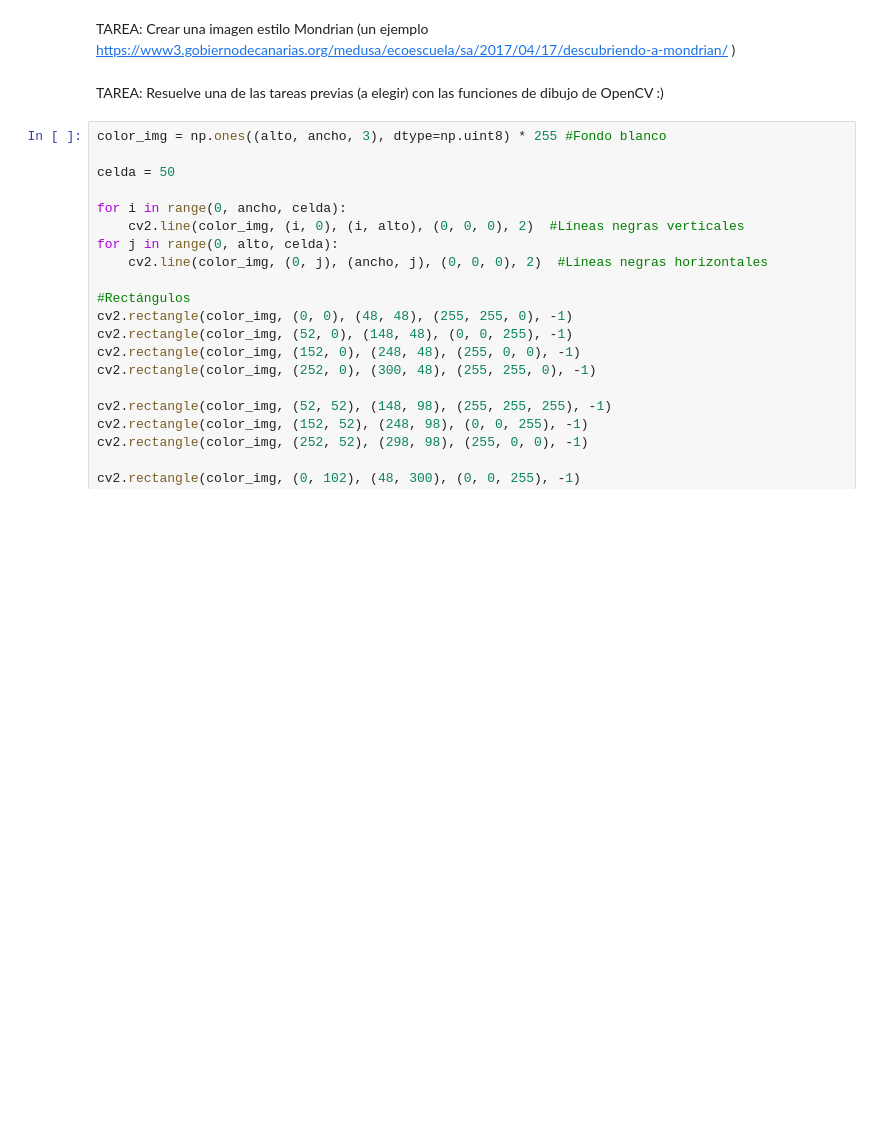
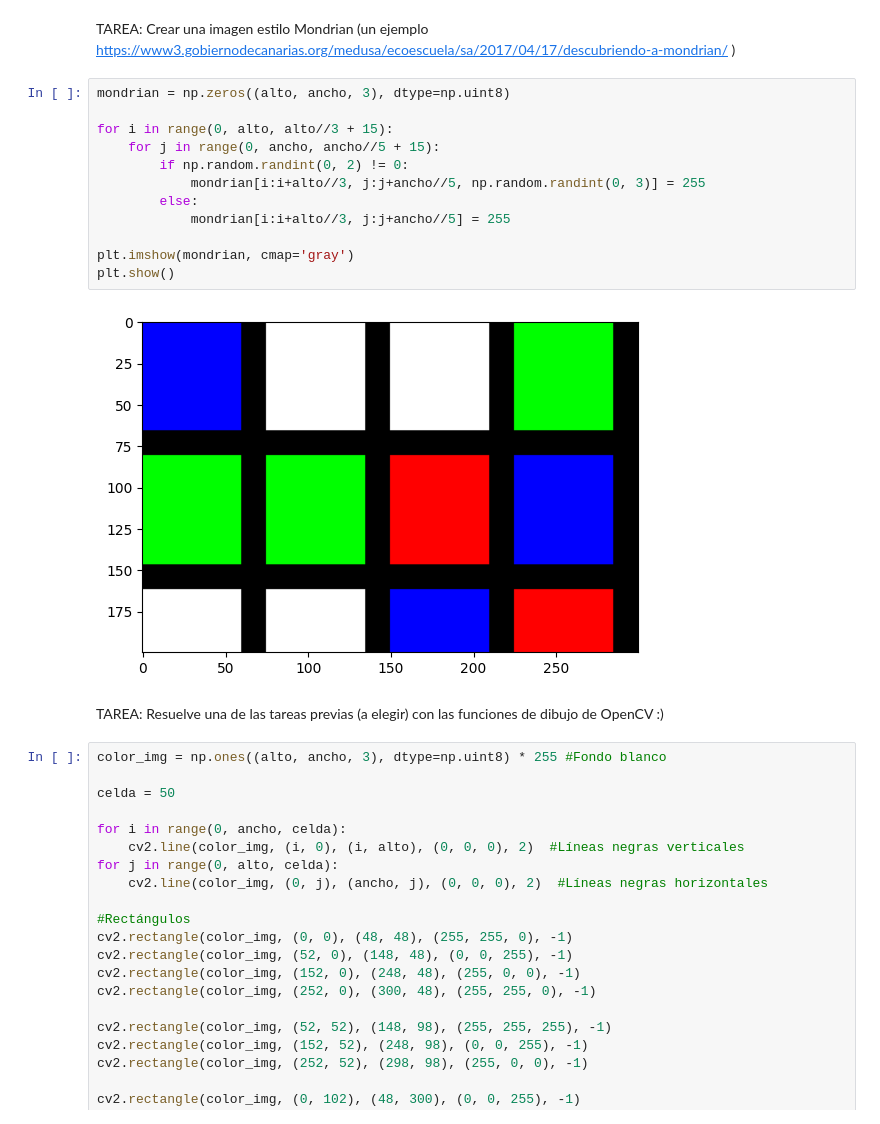
Before and after one commit to VisionPorComputador-G17/P1, a Jupyter notebook: VC_P1.ipynb, the cells around one changed output. Saved outputs shown, nothing was run; the diff lists cells and outputs as text; blank space fills up the shorter version.

Commit message:
Añadido tablero de ajedrez y Mondrian

```diff
--- a/VC_P1.ipynb
+++ b/VC_P1.ipynb
@@ -15,5 +28,19 @@ TAREA: Crea una imagen, p.e. de 800x800 píxeles, con la textura del tablero de
 # %% [markdown]
 TAREA: Crear una imagen estilo Mondrian (un ejemplo https://www3.gobiernodecanarias.org/medusa/ecoescuela/sa/2017/04/17/descubriendo-a-mondrian/ )
+# %%
+mondrian = np.zeros((alto, ancho, 3), dtype=np.uint8)
+
+for i in range(0, alto, alto//3 + 15):
+    for j in range(0, ancho, ancho//5 + 15):
+        if np.random.randint(0, 2) != 0:
+            mondrian[i:i+alto//3, j:j+ancho//5, np.random.randint(0, 3)] = 255
+        else:
+            mondrian[i:i+alto//3, j:j+ancho//5] = 255
+
+plt.imshow(mondrian, cmap='gray')
+plt.show()
+# %% [output]
+[figure, added]
 # %% [markdown]
 TAREA: Resuelve una de las tareas previas (a elegir) con las funciones de dibujo de OpenCV  :)
 # %%
```
Also changed, not shown: parts of 1 cell of this notebook.
